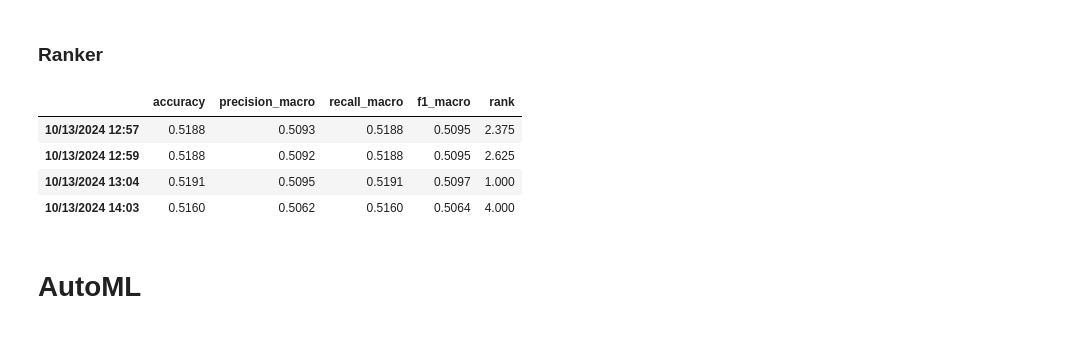
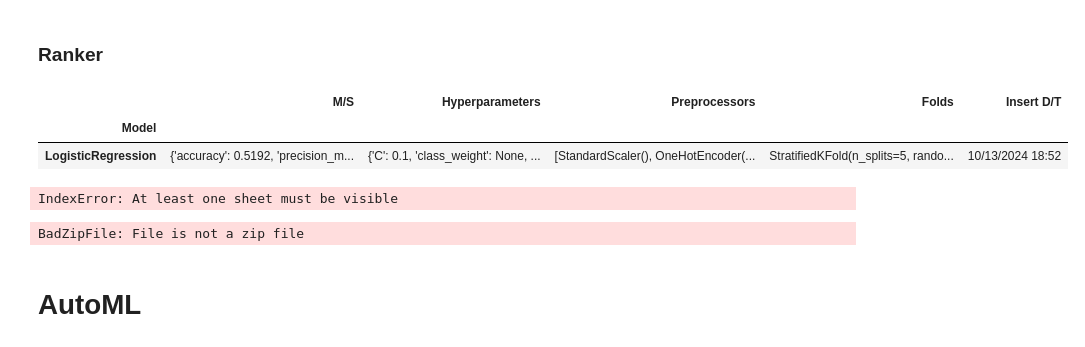
Before and after one commit to Spin8Cycle/diabHI, a Jupyter notebook: diabetes_health_indicator.ipynb, the cells around one changed output. Saved outputs shown, nothing was run; the diff lists cells and outputs as text; code cells hidden in the pictures.

```diff
--- a/diabetes_health_indicator.ipynb
+++ b/diabetes_health_indicator.ipynb
@@ -1031,12 +1009,40 @@ def model_rank(df:pd.DataFrame):
-# %%
-z = model_rank(existing_df)
-z
-# %% [output]
-|  | accuracy | precision_macro | recall_macro | f1_macro | rank |
-| 10/13/2024 12:57 | 0.5188 | 0.5093 | 0.5188 | 0.5095 | 2.375 |
-| 10/13/2024 12:59 | 0.5188 | 0.5092 | 0.5188 | 0.5095 | 2.625 |
-| 10/13/2024 13:04 | 0.5191 | 0.5095 | 0.5191 | 0.5097 | 1.000 |
-| 10/13/2024 14:03 | 0.5160 | 0.5062 | 0.5160 | 0.5064 | 4.000 |
+# %%
+lr = LogisticRegression(solver='saga', max_iter=800, C=0.1)
+
+preprocessing_pipeline = ColumnTransformer(
+    transformers = [
+                        ('num_features', StandardScaler(), num_cols),
+                        ('cat_features', OneHotEncoder(handle_unknown="ignore", sparse_output=False), cat_cols),
+                    ],
+    remainder = 'passthrough'
+)
+
+scoring = ['accuracy', 'precision_macro', 'recall_macro', 'f1_macro']
+folds = StratifiedKFold(n_splits=5, shuffle=True)
+# %%
+from cust_utils import ModeLogger
+
+test= ModeLogger.ModeLogger('dhi_models.xlsx')
+# %%
+test.train(
+    X_train=X_train, y_train=y_train, models=lr,
+    preprocessors=preprocessing_pipeline, folds=folds,
+    scoring=scoring
+)
+# %%
+test.model_stats()
+# %% [output]
+|  | M/S | Hyperparameters | Preprocessors | Folds | Insert D/T |
+| Model |  |  |  |  |  |
+| LogisticRegression | {'accuracy': 0.5192, 'precision_m... | {'C': 0.1, 'class_weight': None, ... | [StandardScaler(), OneHotEncoder(... | StratifiedKFold(n_splits=5, rando... | 10/13/2024 18:52 |
+# %%
+test.stats_to_excel()
+# %% [output]
+IndexError: At least one sheet must be visible
+# %%
+test.show_rank()
+# %% [output]
+BadZipFile: File is not a zip file
 # %% [markdown]
 # AutoML
 # %% [markdown]
```
Also changed, not shown: parts of 16 cells of this notebook, 2 other files.
